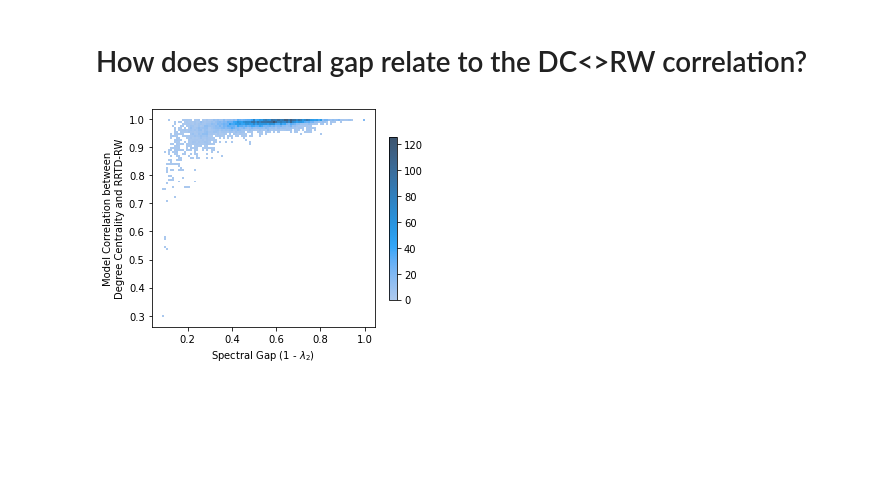
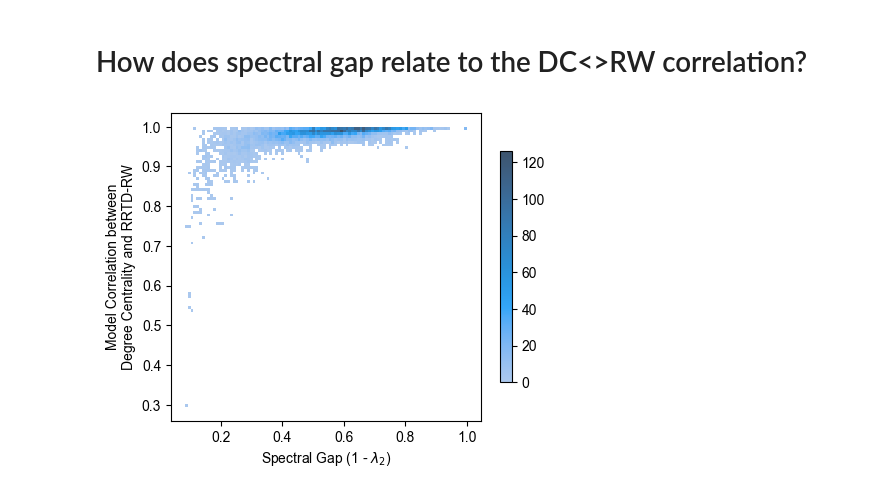
Before and after one commit to cgc/resource-rational-task-decomposition, a Jupyter notebook: rrtd/journal/rw-theory.ipynb, the cells around one changed output. Drawn from its saved outputs; the diff is of its cells as text; code cells hidden in the pictures; blank space fills up the shorter version.

```diff
--- a/rrtd/journal/rw-theory.ipynb
+++ b/rrtd/journal/rw-theory.ipynb
@@ -11,6 +11,11 @@ import automated_design
 import analysis
 import run_models
 import hitting_time
+
+%load_ext autoreload
+%autoreload 2
+
+analysis.set_mpl_style()
 # %% [output]
 tomov_interop could not load matlab
 R[write to console]: Loading required package: dfidx
@@ -157,27 +162,27 @@ The PostScript backend does not support transparency; partially transparent arti
 # %% [markdown]
 # How does spectral gap relate to the DC<>RW correlation?
 # %%
-df = []
+df_dc_rw = []
 for g in tqdm(graphs):
     c = vector_corr(
         run_models.log_degree_centrality(g)['scores'],
         run_models.rw(g)['scores'],
     )
-    df.append(dict(
+    df_dc_rw.append(dict(
         spectral_gap=hitting_time.spectral_gap(g),
         dc_rw_corr=c,
     ))
 # %%
 plt.subplots(figsize=(5, 4))
 sns.histplot(
-    pd.DataFrame(df),
+    pd.DataFrame(df_dc_rw),
     x='spectral_gap', y='dc_rw_corr',
     bins=(100, 100),
     cbar=True,
     cbar_kws=dict(shrink=.75),
 )
 plt.xlabel('Spectral Gap (1 - $\lambda_2$)')
 plt.ylabel('Model Correlation between\nDegree Centrality and RRTD-RW')
 analysis.savefig('dc-rw-corr-vs-spectral-gap.*')
 # %% [output]
-[figure, old version]
+[figure, new version]
```
Also changed, not shown: parts of 1 cell of this notebook, 6 other files.
